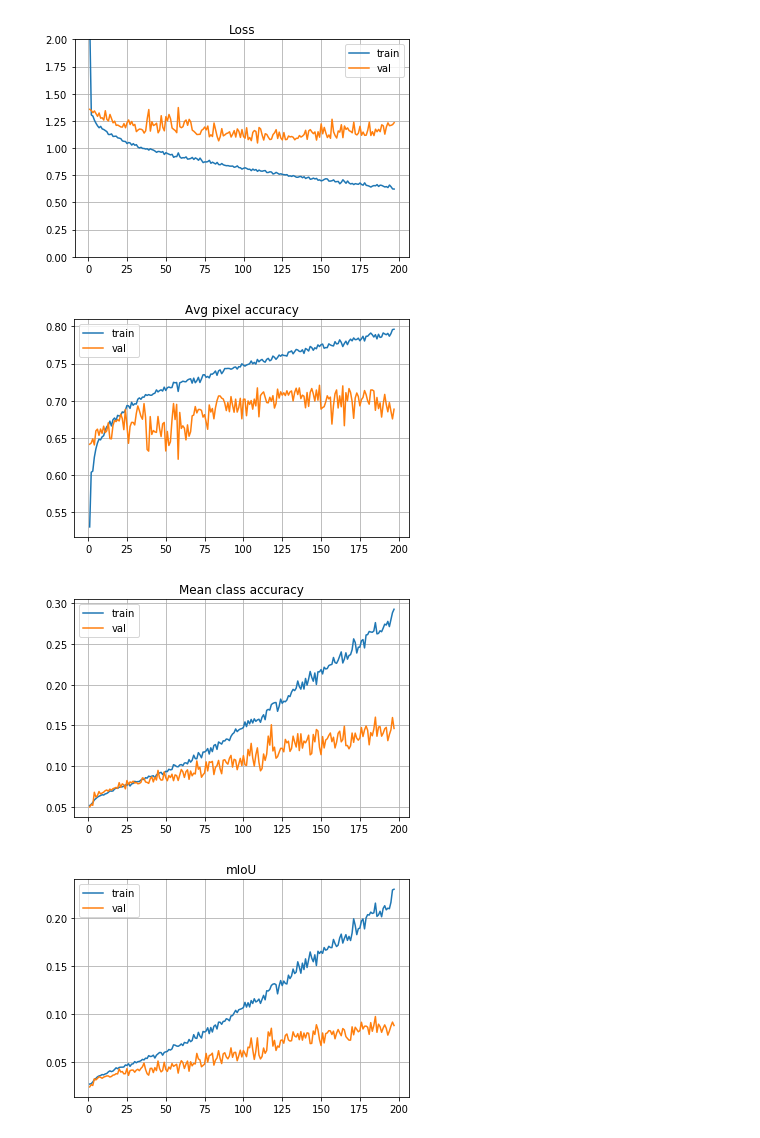
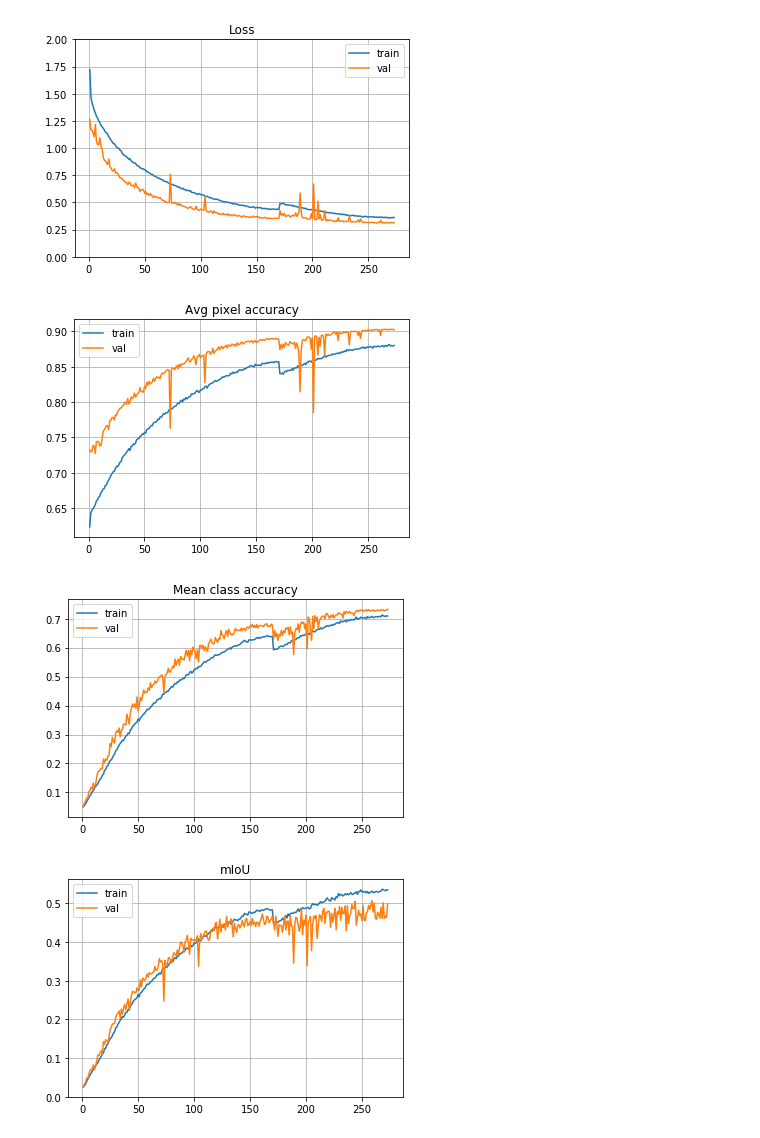
Before and after one commit to wenliangdai/msc-project, a Jupyter notebook: visualisation.ipynb, the cells around one changed output. Drawn from its saved outputs; the diff is of its cells as text; code cells hidden in the pictures.

```diff
--- a/visualisation.ipynb
+++ b/visualisation.ipynb
@@ -60,9 +60,9 @@ def draw_im(folder, im_list):
         plt.title(im)
         plt.imshow(image)
 # %%
-draw('results_humansemseg', loss_range=[0,2])
+draw('results_sbd', loss_range=[0,2])
 # %% [output]
-[figure, old version]
+[figure, new version]
-[figure, old version]
+[figure, new version]
-[figure, old version]
+[figure, new version]
-[figure, old version]
+[figure, new version]
```
Also changed, not shown: 2 other files.
